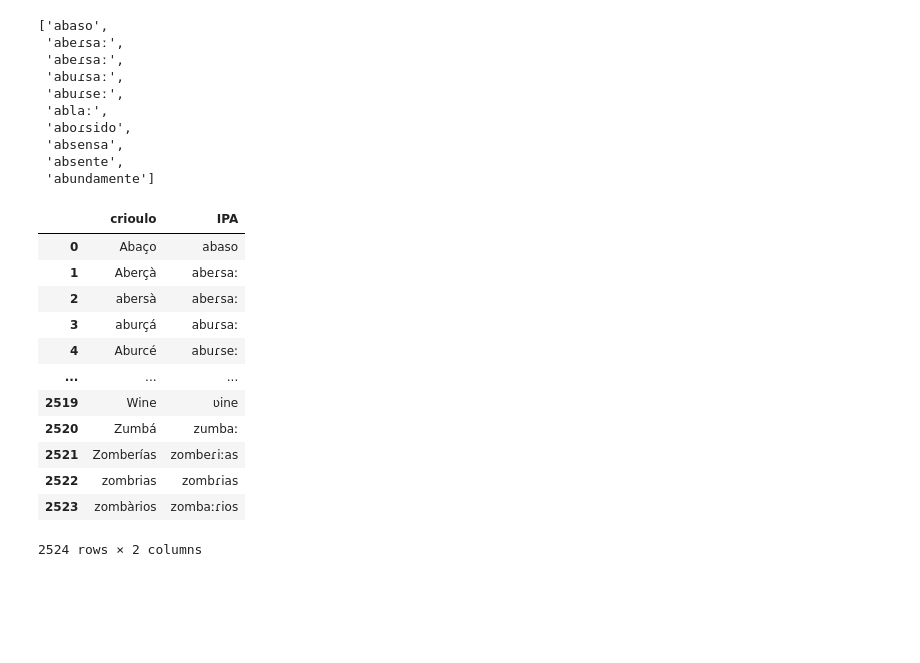
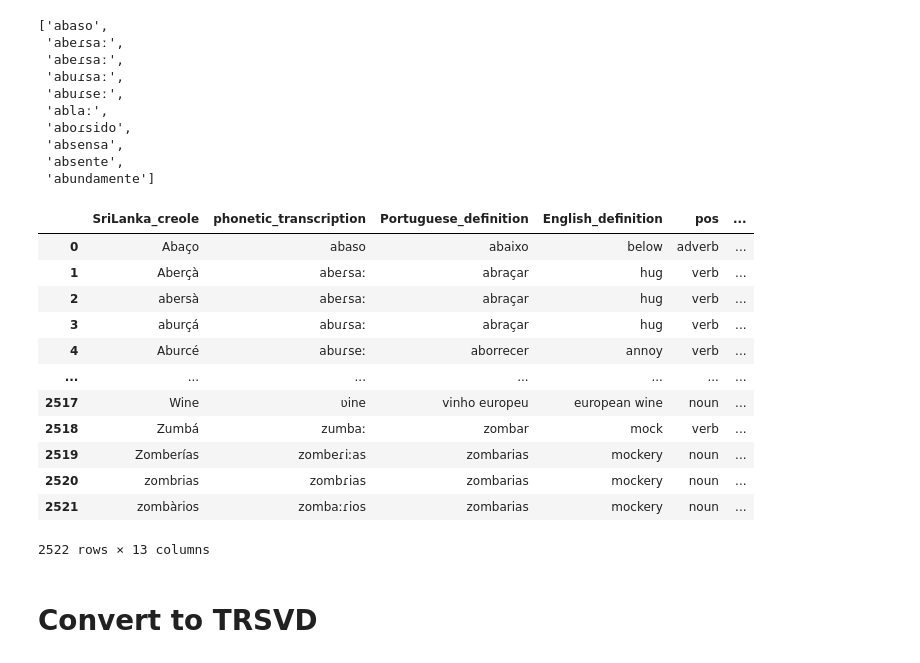
Before and after one commit to Portophon/PtLanka, a Jupyter notebook: Phono replacement.ipynb, the cells around one changed output. Drawn from its saved outputs; the diff is of its cells as text; code cells hidden in the pictures; blank space fills up the shorter version.

```diff
--- a/Phono replacement.ipynb
+++ b/Phono replacement.ipynb
@@ -6,8 +6,9 @@ import re
 # %% [markdown]
 ## Load data set
 # %%
-file_name = "crioulo_IPA.csv"
+file_name = "PtLanka.csv"
 
 word_df = pd.read_csv(file_name)
+#word_df = word_df[["SriLanka_creole","phonetic_transcription"]]
 word_df
 # %% [output]
@@ -27,5 +28,5 @@ word_df
 # %%
-word_list = word_df["crioulo"]
+word_list = word_df["SriLanka_creole"]
 word_list
 # %% [output]
 0           Abaço
@@ -61,7 +62,14 @@ word_list = [re.sub("s$","s", i) for i in word_list]
 word_list = [re.sub("z$","s", i) for i in word_list]
 word_list = [re.sub("g$","g", i) for i in word_list]
 word_list = [re.sub("c$","k", i) for i in word_list]
+
+word_list = [re.sub("tch","t̠ʃ", i) for i in word_list]
+word_list = [re.sub("ch","t̠ʃ", i) for i in word_list]
+word_list = [re.sub("dj","d̠ʒ", i) for i in word_list]
+word_list = [re.sub("j","d̠ʒ", i) for i in word_list]
+
 word_list = [re.sub("(?<=[aáàâãeéèêiíìoóòôõuúùûmnlrtpqcy])s","s", i) for i in word_list]
+word_list = [re.sub("g(?=[eéèêiíì])","d̠ʒ", i) for i in word_list]
 word_list = [re.sub("gg","g", i) for i in word_list]
 word_list = [re.sub("g(?=[drlnaáàâãoóòôõuúùû])","g", i) for i in word_list]
 word_list = [re.sub("gu(?=[eéèêiíì])","g", i) for i in word_list]
@@ -81,31 +89,27 @@ word_list = [re.sub("t","t", i) for i in word_list]
 word_list = [re.sub("tt","tː", i) for i in word_list]
 word_list = [re.sub("qu(?=[eéèêiíì])","k", i) for i in word_list]
 word_list = [re.sub("q(?=u[aáàâãoóòôõ])","k", i) for i in word_list]
+word_list = [re.sub("q","k", i) for i in word_list]
 word_list = [re.sub("m","m", i) for i in word_list]
 word_list = [re.sub("mm","m", i) for i in word_list]
 word_list = [re.sub("n","n", i) for i in word_list]
-word_list = [re.sub("(nʲ)","ny", i) for i in word_list]
-word_list = [re.sub("(lʲ)","ly", i) for i in word_list]
+word_list = [re.sub("ny","nʲ", i) for i in word_list]
+word_list = [re.sub("ly","lʲ", i) for i in word_list]
 word_list = [re.sub("ff","f", i) for i in word_list]
 word_list = [re.sub("f","f", i) for i in word_list]
 word_list = [re.sub("ph","f", i) for i in word_list]
-word_list = [re.sub("cc","s", i) for i in word_list]
 word_list = [re.sub("ss","s", i) for i in word_list]
 word_list = [re.sub("s(?=[aáàâãeéèêiíìoóòôõuúùûptkcfsç])","s", i) for i in word_list]
 word_list = [re.sub("ç","s", i) for i in word_list]
 word_list = [re.sub("c(?=[eéèêiíì])","s", i) for i in word_list]
 word_list = [re.sub("cs","ks", i) for i in word_list]
+word_list = [re.sub("cc","s", i) for i in word_list]
 word_list = [re.sub("^r","____", i) for i in word_list]
 word_list = [re.sub("rr","____", i) for i in word_list]
 word_list = [re.sub("r","ɾ", i) for i in word_list]
 word_list = [re.sub("____","r", i) for i in word_list]
 word_list = [re.sub("l","l", i) for i in word_list]
 word_list = [re.sub("ll","l", i) for i in word_list]
-word_list = [re.sub("tch","t̠ʃ", i) for i in word_list]
-word_list = [re.sub("ch","t̠ʃ", i) for i in word_list]
-word_list = [re.sub("dj","d̠ʒ", i) for i in word_list]
-word_list = [re.sub("j","d̠ʒ", i) for i in word_list]
-word_list = [re.sub("g(?=[eéèêiíì])","d̠ʒ", i) for i in word_list]
 word_list = [re.sub("y","j", i) for i in word_list]
 word_list = [re.sub("(?<=[áàâéèêoóòôúùû])i","j", i) for i in word_list]
 word_list = [re.sub("sh","ʃ", i) for i in word_list]
@@ -140,19 +144,19 @@ word_list[0:10]
  'absente',
  'abundamente']
 # %%
-word_df["IPA"] = word_list
+word_df["phonetic_transcription"] = word_list
 word_df
 # %% [output]
-|  | crioulo | IPA |
-| 0 | Abaço | abaso |
-| 1 | Aberçà | abeɾsaː |
-| 2 | abersà | abeɾsaː |
-| 3 | aburçá | abuɾsaː |
-| 4 | Aburcé | abuɾseː |
-| ... | ... | ... |
-| 2519 | Wine | ʋine |
-| 2520 | Zumbá | zumbaː |
-| 2521 | Zomberías | zombeɾiːas |
-| 2522 | zombrias | zombɾias |
-| 2523 | zombàrios | zombaːɾios |
+|  | SriLanka_creole | phonetic_transcription | Portuguese_definition | English_definition | pos | ... |
+| 0 | Abaço | abaso | abaixo | below | adverb | ... |
+| 1 | Aberçà | abeɾsaː | abraçar | hug | verb | ... |
+| 2 | abersà | abeɾsaː | abraçar | hug | verb | ... |
+| 3 | aburçá | abuɾsaː | abraçar | hug | verb | ... |
+| 4 | Aburcé | abuɾseː | aborrecer | annoy | verb | ... |
+| ... | ... | ... | ... | ... | ... | ... |
+| 2517 | Wine | ʋine | vinho europeu | european wine | noun | ... |
+| 2518 | Zumbá | zumbaː | zombar | mock | verb | ... |
+| 2519 | Zomberías | zombeɾiːas | zombarias | mockery | noun | ... |
+| 2520 | zombrias | zombɾias | zombarias | mockery | noun | ... |
+| 2521 | zombàrios | zombaːɾios | zombarias | mockery | noun | ... |
-2524 rows × 2 columns
+2522 rows × 13 columns
@@ -158,0 +168,2 @@ word_df
+# %% [markdown]
+# Convert to TRSVD
```
Also changed, not shown: parts of 35 cells of this notebook, 4 other files.
